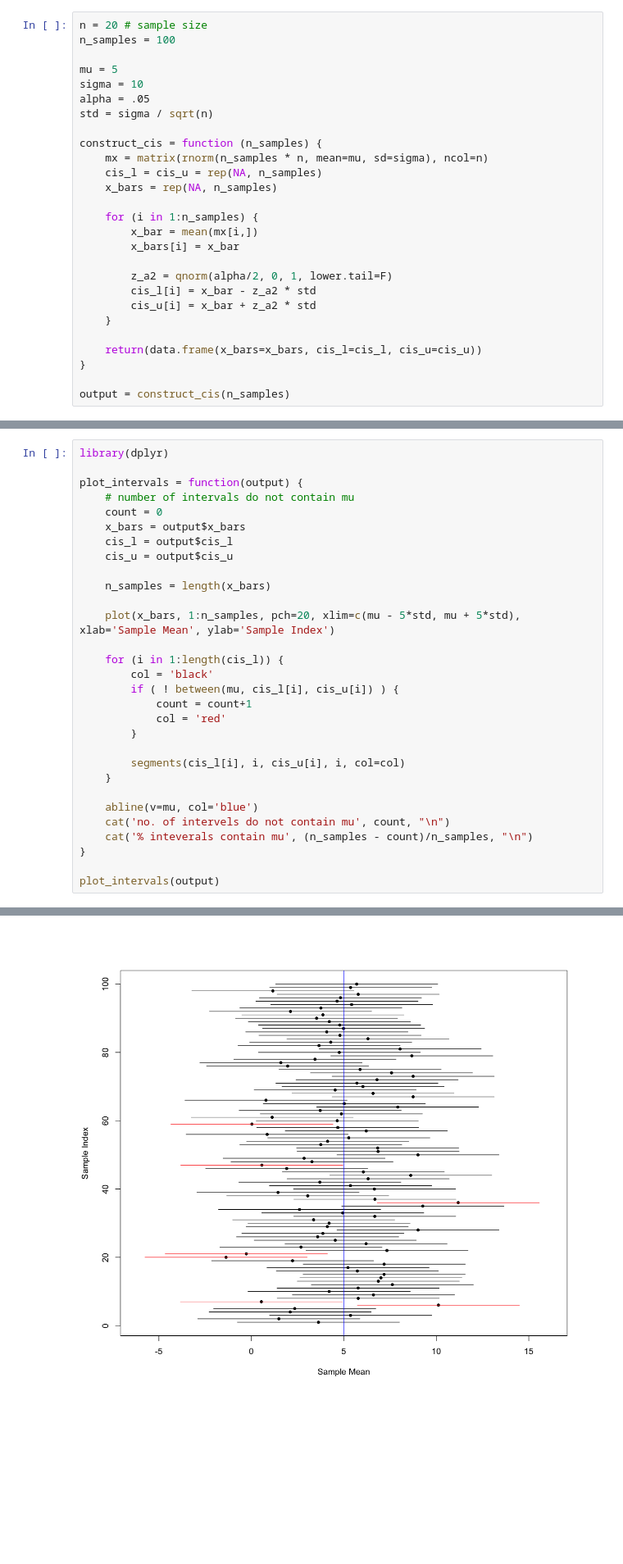
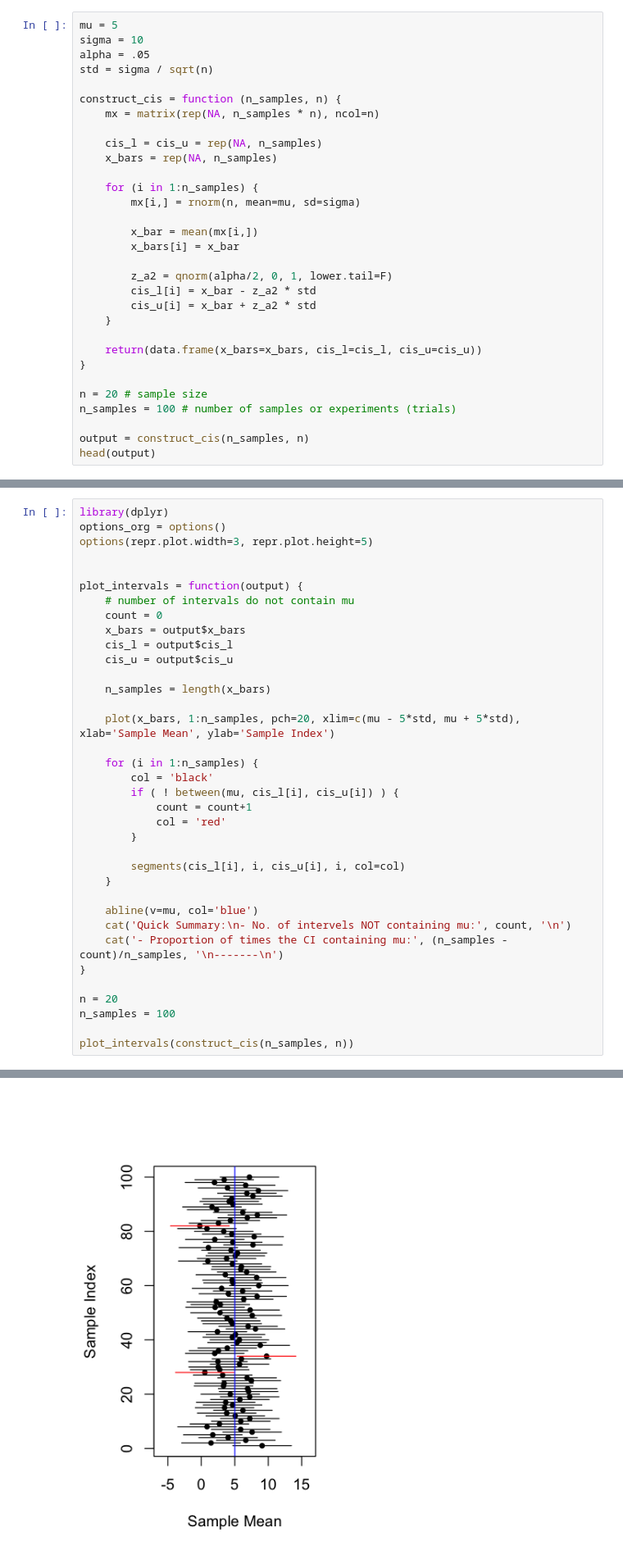
Before and after one commit to trankhanhtk/Statistics-with-R, a Jupyter notebook: Robustness_of_Classical_Confidence_Intervals.ipynb, the cells around one changed output, grey strips where cells are left out. Shown at 82% size. Saved outputs shown, nothing was run; the diff lists cells and outputs as text; blank space fills up the shorter version.

```diff
--- a/Robustness_of_Classical_Confidence_Intervals.ipynb
+++ b/Robustness_of_Classical_Confidence_Intervals.ipynb
@@ -13,20 +13,20 @@ $(\bar{x} - z_{\alpha/2}\frac{\sigma}{\sqrt{n}}, \ \ \bar{x} + z_{\alpha/2}\frac
 
 Where *$\bar{x}$* denotes the observed value of the sample mean.
 # %%
-n = 20 # sample size
-n_samples = 100
-
 mu = 5
 sigma = 10
 alpha = .05
 std = sigma / sqrt(n)
 
-construct_cis = function (n_samples) {
-    mx = matrix(rnorm(n_samples * n, mean=mu, sd=sigma), ncol=n)
+construct_cis = function (n_samples, n) {
+    mx = matrix(rep(NA, n_samples * n), ncol=n)
+
     cis_l = cis_u = rep(NA, n_samples)
     x_bars = rep(NA, n_samples)
 
     for (i in 1:n_samples) {
+        mx[i,] = rnorm(n, mean=mu, sd=sigma)
+
         x_bar = mean(mx[i,])
         x_bars[i] = x_bar
 
@@ -38,4 +38,8 @@ construct_cis = function (n_samples) {
     return(data.frame(x_bars=x_bars, cis_l=cis_l, cis_u=cis_u))
 }
 
-output = construct_cis(n_samples)
+n = 20 # sample size
+n_samples = 100 # number of samples or experiments (trials)
+
+output = construct_cis(n_samples, n)
+head(output)
@@ -53,6 +55,9 @@ head(output)
 ## CI Plot
 # %%
 library(dplyr)
+options_org = options()
+options(repr.plot.width=3, repr.plot.height=5)
+
 
 plot_intervals = function(output) {
     # number of intervals do not contain mu
@@ -65,7 +70,7 @@ plot_intervals = function(output) {
 
     plot(x_bars, 1:n_samples, pch=20, xlim=c(mu - 5*std, mu + 5*std), xlab='Sample Mean', ylab='Sample Index')
 
-    for (i in 1:length(cis_l)) {
+    for (i in 1:n_samples) {
         col = 'black'
         if ( ! between(mu, cis_l[i], cis_u[i]) ) {
             count = count+1
@@ -76,9 +81,12 @@ plot_intervals = function(output) {
     }
 
     abline(v=mu, col='blue')
-    cat('no. of intervels do not contain mu', count, "\n")
-    cat('% inteverals contain mu', (n_samples - count)/n_samples, "\n")
+    cat('Quick Summary:\n- No. of intervels NOT containing mu:', count, '\n')
+    cat('- Proportion of times the CI containing mu:', (n_samples - count)/n_samples, '\n-------\n')
 }
 
-plot_intervals(output)
+n = 20
+n_samples = 100
+
+plot_intervals(construct_cis(n_samples, n))
 # %% [output]
@@ -87 +97 @@ no. of intervels do not contain mu 7
-[figure, old version]
+[figure, new version]
```
Also changed, not shown: parts of 55 cells of this notebook.
